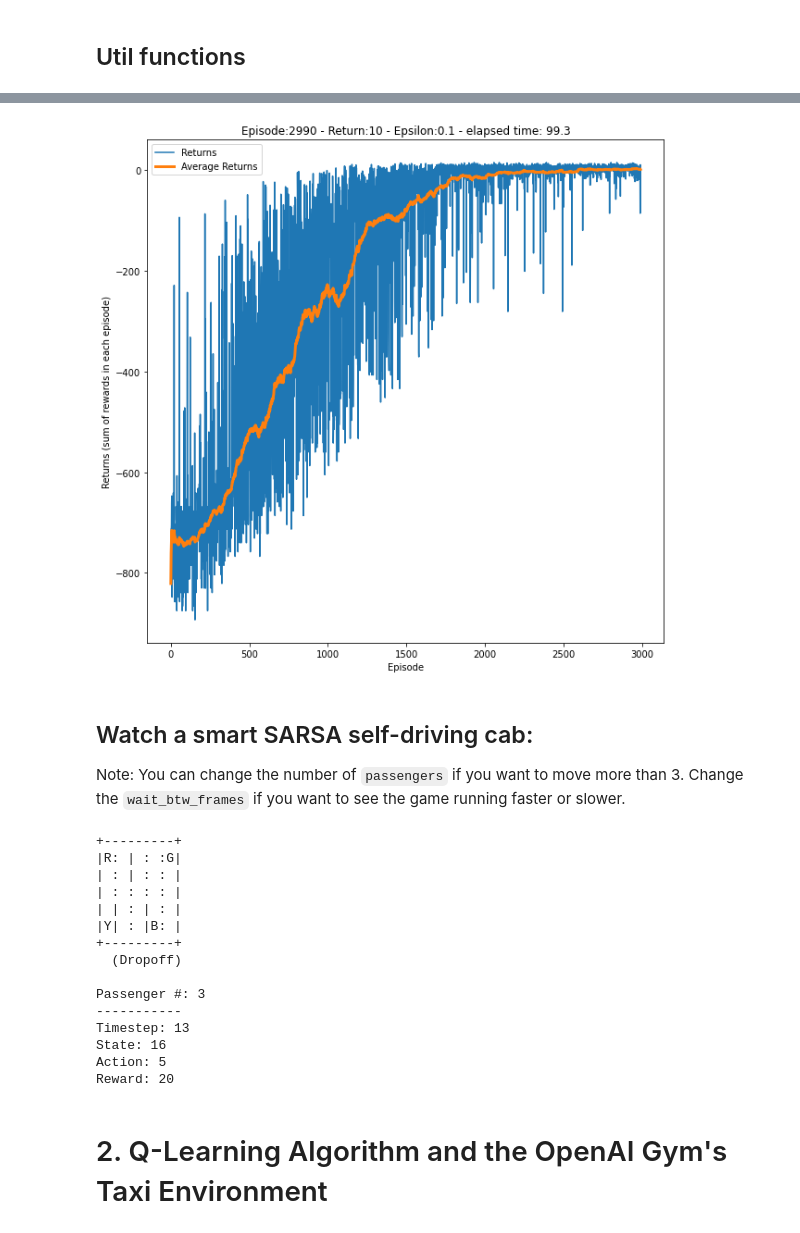
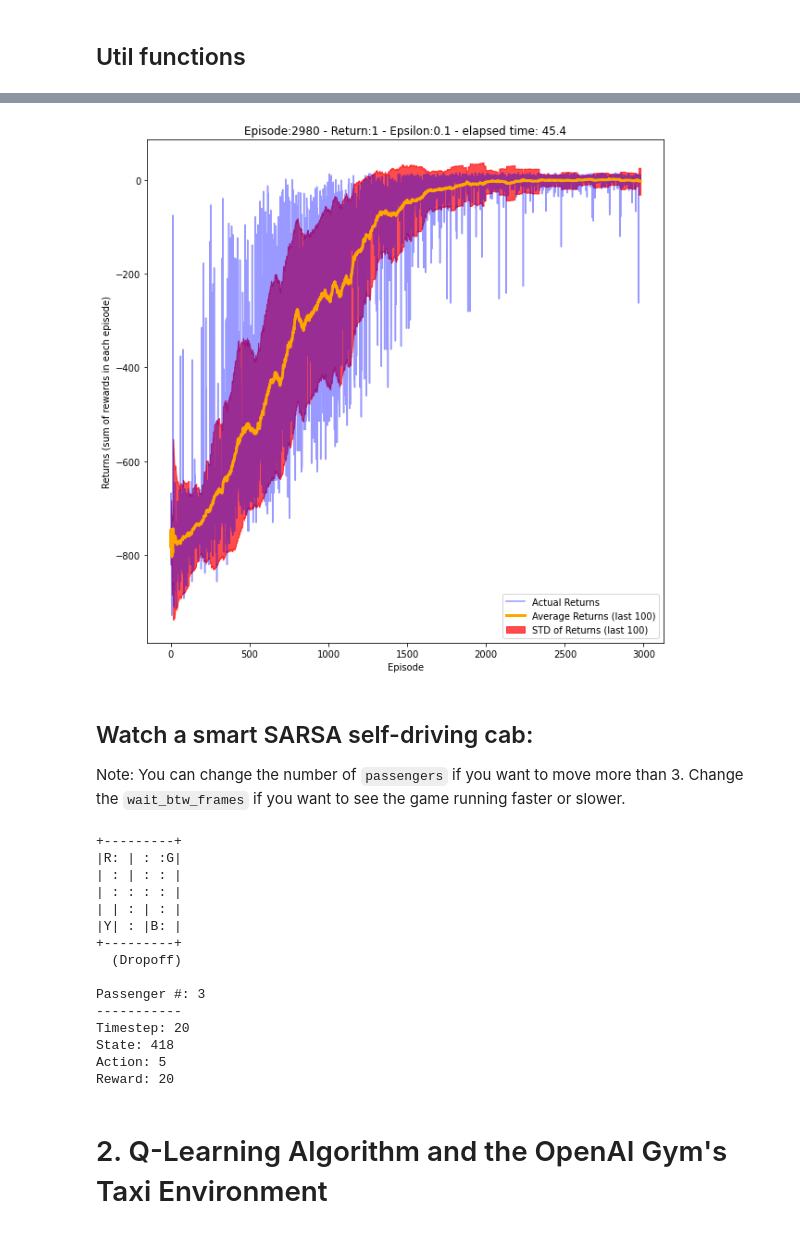
Before and after one commit to FredAmouzgar/comp8220_ML, a Jupyter notebook: 2021S2/W06/TD_Control_Methods_SARSA_Q_Learning.ipynb, the cells around one changed output, grey strips where cells are left out. Saved outputs shown, nothing was run; the diff lists cells and outputs as text; code cells hidden in the pictures.

```diff
--- a/2021S2/W06/TD_Control_Methods_SARSA_Q_Learning.ipynb
+++ b/2021S2/W06/TD_Control_Methods_SARSA_Q_Learning.ipynb
@@ -127,7 +127,7 @@ class Sarsa_Agent:
         self.all_actions = np.arange(actions_n)
         """
         TODO 1:
-          - Initialize Q as a 2D numpy array representing agent's state-action value function.
+          - Initialize Q as a 2D numpy array representing agent's state-action value function (Hint: use np.zeros()).
         """
         self.Q = # Your Code Here (1 line)
         self.new_a = None
@@ -140,10 +140,11 @@ class Sarsa_Agent:
         """
         TODO 2: if exploration is allowed, do ε-greedy, otherwise, pick the best action
         - For ε-greedy, generate a random number in [0,1) from a function like np.random.rand() and compare it to self.epsilon
-            - If the random number is less than ε, act randomly (pick one of the available actions in self.all_actions)
-            - Otherwise, act greedily (choose the best action in the state). You can use the np.argmax() method in this process.
+            - If the random number is less than ε, act randomly (pick one of the available actions in self.all_actions (consider np.random.choice))
+            - Otherwise, act greedily (choose the best action in the state). You can use the np.argmax() function for this.
         """
         # Your Code Here (~ 7 lines)
+
         return action
 
     def decay_epsilon(self):
@@ -153,6 +154,7 @@ class Sarsa_Agent:
             - Otherwise, set it to the final value intended for ε.
         """
         # Your Code Here (~ 4 lines)
+
 
     def update(self, new_s, r, s, a, done):
         """
@@ -165,14 +167,15 @@ class Sarsa_Agent:
             5- Return the new action
         """
         # Your Code Here
-        return # Your Code Here
+
+        return  # Your Code Here
 # %% [markdown]
 ## Util functions
 # %%
 # Utils - PLEASE DO NOT MODIFY THIS CELL
 from time import sleep
 
-def display_status(episode, return_episode, epsilon, stime, returns, avg_returns):
+def display_status(episode, return_episode, epsilon, stime, returns, avg_returns, stds):
     """
     A helper function for displaying agent's behavior
     """
@@ -183,9 +186,10 @@ def display_status(episode, return_episode, epsilon, stime, returns, avg_returns
               + " - Epsilon:" + str(epsilon)[:5] + " - elapsed time: " + str(etime - stime)[:4])
     axes.set_xlabel("Episode")
     axes.set_ylabel("Returns (sum of rewards in each episode)")
-    axes.plot(list(range(len(returns))),returns)
-    axes.plot(list(range(len(returns))),avg_returns, linewidth=3)
-    axes.legend(["Returns", "Average Returns"])
+    axes.plot(list(range(len(returns))),returns, alpha=0.4, color="blue")
+    axes.plot(list(range(len(returns))),avg_returns, linewidth=3, color="orange")
+    axes.fill_between(list(range(len(returns))), np.array(avg_returns)+np.array(stds), np.array(avg_returns)-np.array(stds), color="red", alpha=0.7)
+    axes.legend(['Actual Returns', 'Average Returns (last 100)', 'STD of Returns (last 100)'])
     plt.show()
 
 def taxi_print_frames(frames, wait_btw_frames, episode):
@@ -238,41 +242,46 @@ from time import time
 
 env = gym.make(env_name) # Creating the environment
 agent = Sarsa_Agent(env.observation_space.n, env.action_space.n) # Initializing the agent
 EPISODES = 3000 # Training the agent for 3000 episodes
-DISPLAY_RESULTS_INTERVAL = 10
+DISPLAY_RESULTS_INTERVAL = 20
 
 returns = []
-avg_returns = []
+avg_returns_sarsa = []
+stds_sarsa = []
 stime = time()
 
 for episode in range(EPISODES):
     state = env.reset()
     action = agent.act(state)
     done = False
     step_n = 0
     return_episode = 0
     while not done:
         """
         TODO 5:
-        1- Take a step in the environment using the action variable and the step method from the env variable.
+        1- Take a step in the environment using the "action" variable and the step method from the env variable -> env.step(action)
         2- The step method returns a tuple consists of the new state, reward, done and info. Save them in separate variables.
         3- Add the reward we got as a result of the action to the return_episode variable.
         4- Update the agent with the right parameters.
         5- The update method returns the new action save it in the new_action varible.
         """
-        # Your Code Here
+        # Your Code Here (~ 3 lines)
+
 
         state, action = new_state, new_action
         step_n += 1
         if done:
             returns.append(return_episode)
             avg = (sum(returns[-100:]) / 100) if len(returns) > 100 else (sum(returns[-len(returns):]) / len(returns))
-            avg_returns.append(avg)
+            avg_returns_sarsa.append(avg)
+
+            std = np.array(returns[-100:]).std() if len(returns) > 100 else np.array(returns[-len(returns):]).std()
+            stds_sarsa.append(std)
             if episode % DISPLAY_RESULTS_INTERVAL == 0:
-                display_status(episode, return_episode, agent.epsilon, stime, returns, avg_returns)
-            clear_output(wait=True)
+                clear_output(wait=True)
+                display_status(episode, return_episode, agent.epsilon, stime, returns, avg_returns_sarsa, stds_sarsa)
 # %% [output]
-[figure, old version]
+[figure, new version]
 # %% [markdown]
 ## Watch a smart SARSA self-driving cab:
 Note: You can change the number of `passengers` if you want to move more than 3. Change the `wait_btw_frames` if you want to see the game running faster or slower.
@@ -290,8 +299,8 @@ play_taxi(env, agent, passengers=3, wait_btw_frames=1)
 
 Passenger #: 3
 -----------
-Timestep: 13
-State: 16
+Timestep: 20
+State: 418
 Action: 5
 Reward: 20
 # %% [markdown]
```
Also changed, not shown: parts of 6 cells of this notebook.
